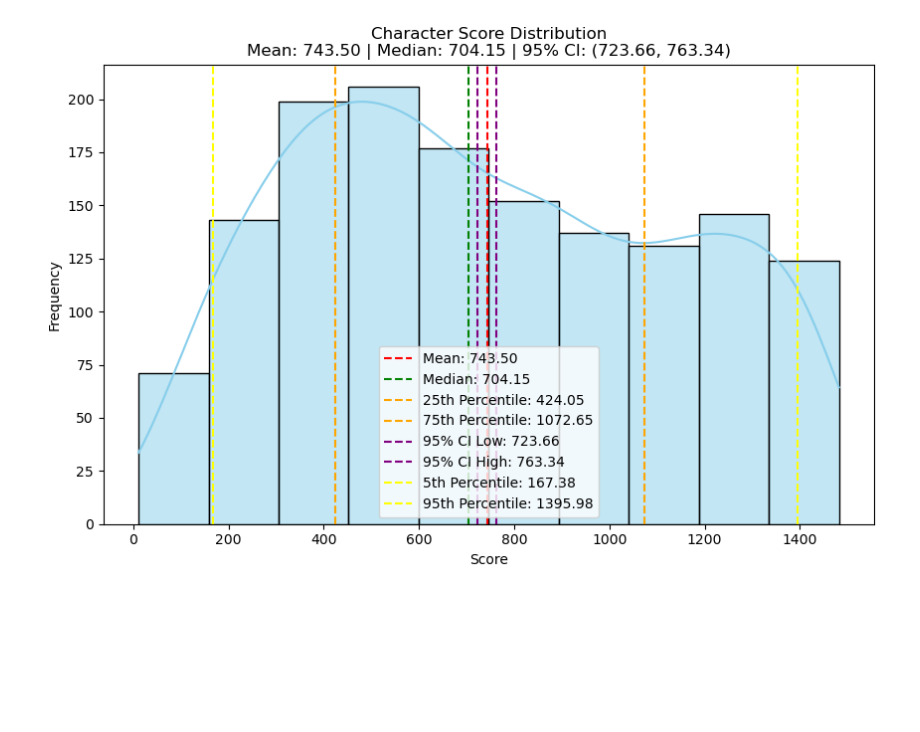
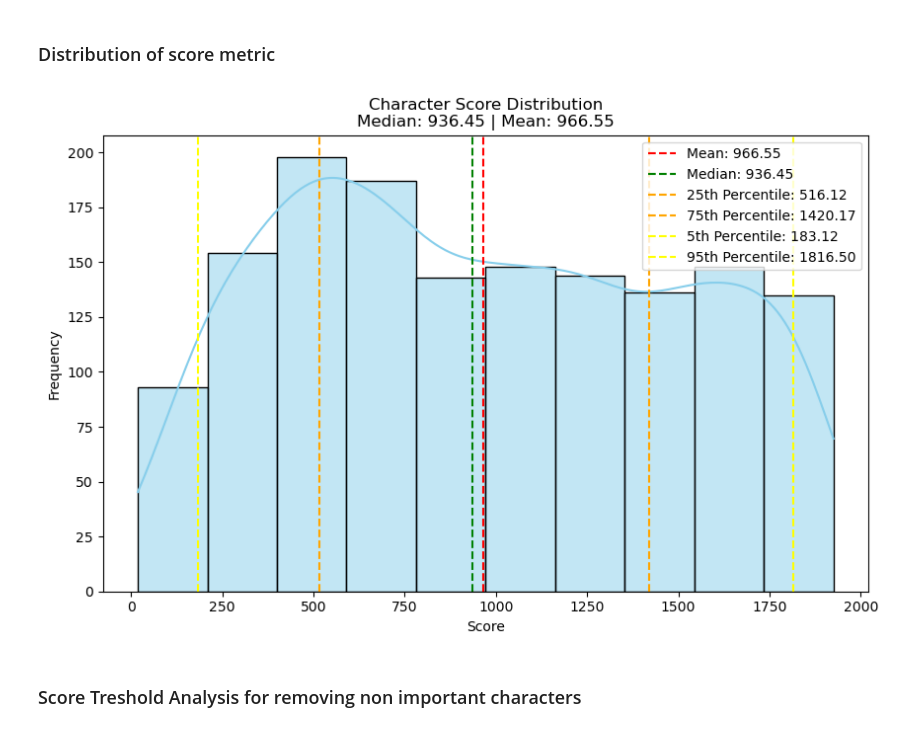
Before and after one commit to Qingwen-Zeng/Social-Graphs-and-Interactions-Final-Project, a Jupyter notebook: filtering_characters.ipynb, the cells around one changed output. Saved outputs shown, nothing was run; the diff lists cells and outputs as text; code cells hidden in the pictures; blank space fills up the shorter version.

```diff
--- a/filtering_characters.ipynb
+++ b/filtering_characters.ipynb
@@ -36,4 +35,7 @@ html_content_dict = read_txt_files(html_folder_path)
 # %%
+html_folder_path = r"./onepiece_html"
+html_content_dict = read_txt_files(html_folder_path)
+
 # Print the first key and value in the dictionary
 key = list(html_content_dict.keys())[0]
 value = html_content_dict[key]
@@ -557,0 +267,19 @@ Deigoro: 0
+# %%
+# Sorted by mentions
+sorted_by_out, out_values = sort_summary_by_metric(char_summary, 'mentions')
+# Sorted by number of words
+sorted_by_words, word_values = sort_summary_by_metric(char_summary, 'word_count')
+# Sorted by mentioned_by
+sorted_by_in, in_values = sort_summary_by_metric(char_summary, 'mentioned_by')
+
+print("\nSorted by Out-Mentions:")
+for char, value in out_values[:5]:
+    print(f"{char}: {value}")
+
+print("\nSorted by Word Count:")
+for char, value in word_values[:5]:
+    print(f"{char}: {value}")
+
+print("\nSorted by In-Mentions:")
+for char, value in in_values[:5]:
+    print(f"{char}: {value}")
@@ -596,11 +349,12 @@ def calculate_scores(in_mentions, word_count, out_mentions, weights):
     return sorted_scores
 
 # Weights for the lists
-weights = (0.5, 0.3, 0.2)  # Example: In-Mentions is 5x more important than Out-Mentions
+weights = (1, 0.2, 0.1)  #  In-Mentions is 5x more important than Number of Words, and 10x more important than Out-Mentions
 
 # Calculate scores
 result = calculate_scores(sorted_by_in, sorted_by_words, sorted_by_out, weights)
 
-# Display sorted results
-print(result)
+# Display 10 characters with the highest scores
+for char in list(result.keys())[:20]:
+    print(f"{char}: {result[char]}")
 # %% [output]
@@ -608,44 +381,42 @@ print(result)
+# %% [markdown]
+### Distribution of score metric
 # %%
-import seaborn as sns
-
-# Extract the scores (values) for plotting
+# Extract the scores and their corresponding character names
+names = list(result.keys())
 scores = list(result.values())
 
 # Calculate statistics: mean, median, and percentiles (25th and 75th)
 mean_score = np.mean(scores)
 median_score = np.median(scores)
 percentile_25 = np.percentile(scores, 25)
 percentile_75 = np.percentile(scores, 75)
 percentile_5 = np.percentile(scores, 5)
 percentile_95 = np.percentile(scores, 95)
 
-ci_low, ci_high = stats.t.interval(0.95, len(scores)-1, loc=mean_score, scale=stats.sem(scores))
-
 # Create the histogram plot
 plt.figure(figsize=(10, 6))
 sns.histplot(scores, kde=True, bins=10, color="skyblue", edgecolor="black")
 
 # Add vertical lines for mean, median, percentiles, and confidence interval
 plt.axvline(mean_score, color='red', linestyle='--', label=f'Mean: {mean_score:.2f}')
 plt.axvline(median_score, color='green', linestyle='--', label=f'Median: {median_score:.2f}')
 plt.axvline(percentile_25, color='orange', linestyle='--', label=f'25th Percentile: {percentile_25:.2f}')
 plt.axvline(percentile_75, color='orange', linestyle='--', label=f'75th Percentile: {percentile_75:.2f}')
-plt.axvline(ci_low, color='purple', linestyle='--', label=f'95% CI Low: {ci_low:.2f}')
-plt.axvline(ci_high, color='purple', linestyle='--', label=f'95% CI High: {ci_high:.2f}')
 plt.axvline(percentile_5, color='yellow', linestyle='--', label=f'5th Percentile: {percentile_5:.2f}')
 plt.axvline(percentile_95, color='yellow', linestyle='--', label=f'95th Percentile: {percentile_95:.2f}')
 
 # Add title with statistics
-plt.title(f"Character Score Distribution\nMean: {mean_score:.2f} | Median: {median_score:.2f} | "
-          f"95% CI: ({ci_low:.2f}, {ci_high:.2f})")
+plt.title(f"Character Score Distribution\nMedian: {median_score:.2f} | Mean: {mean_score:.2f}")
 
 # Add labels and legend
 plt.xlabel('Score')
 plt.ylabel('Frequency')
 plt.legend()
 
 # Show the plot
 plt.show()
 # %% [output]
-[figure, old version]
+[figure, new version]
+# %% [markdown]
+### Score Treshold Analysis for removing non important characters
 # %%
```
Also changed, not shown: parts of 40 cells of this notebook, 2 other files.
